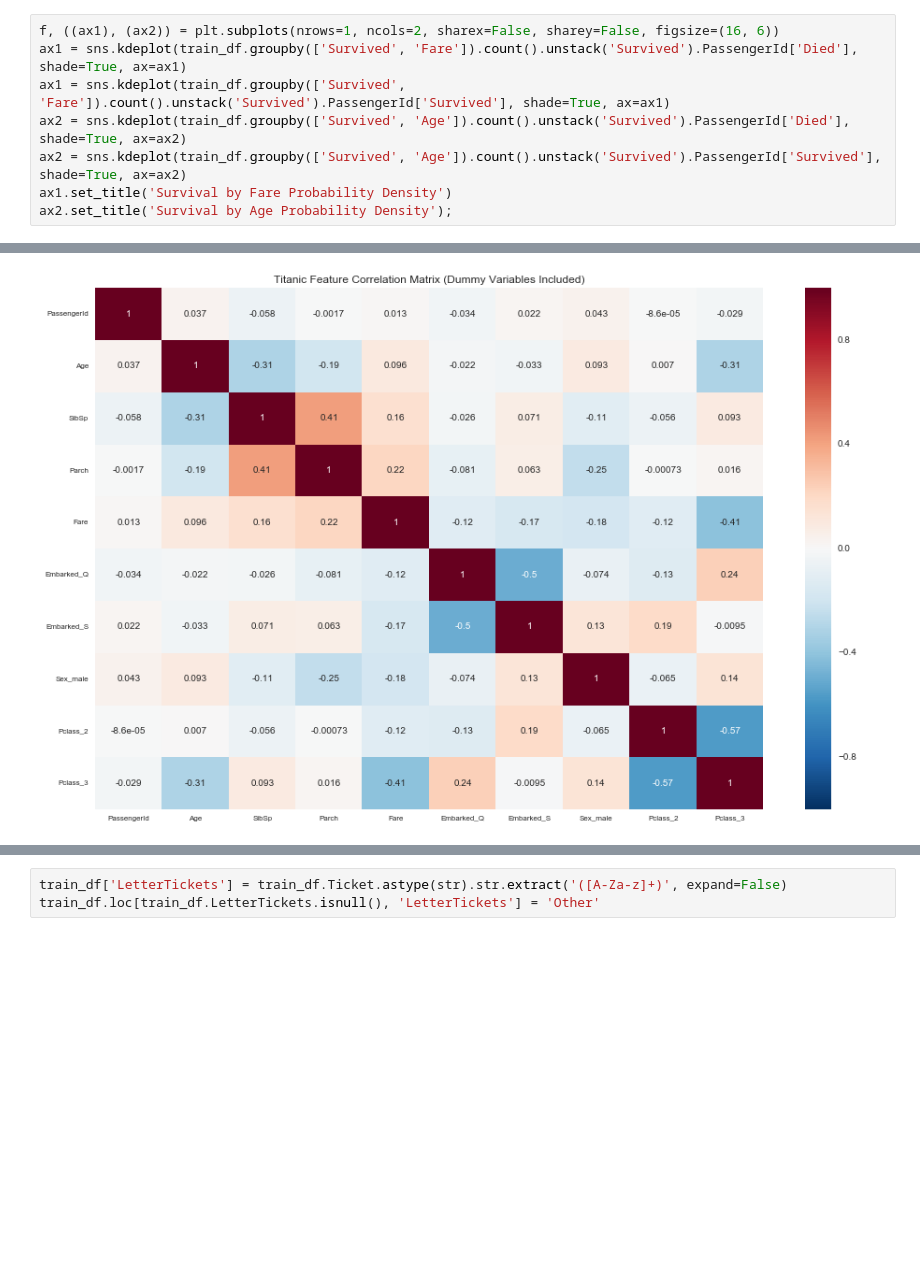
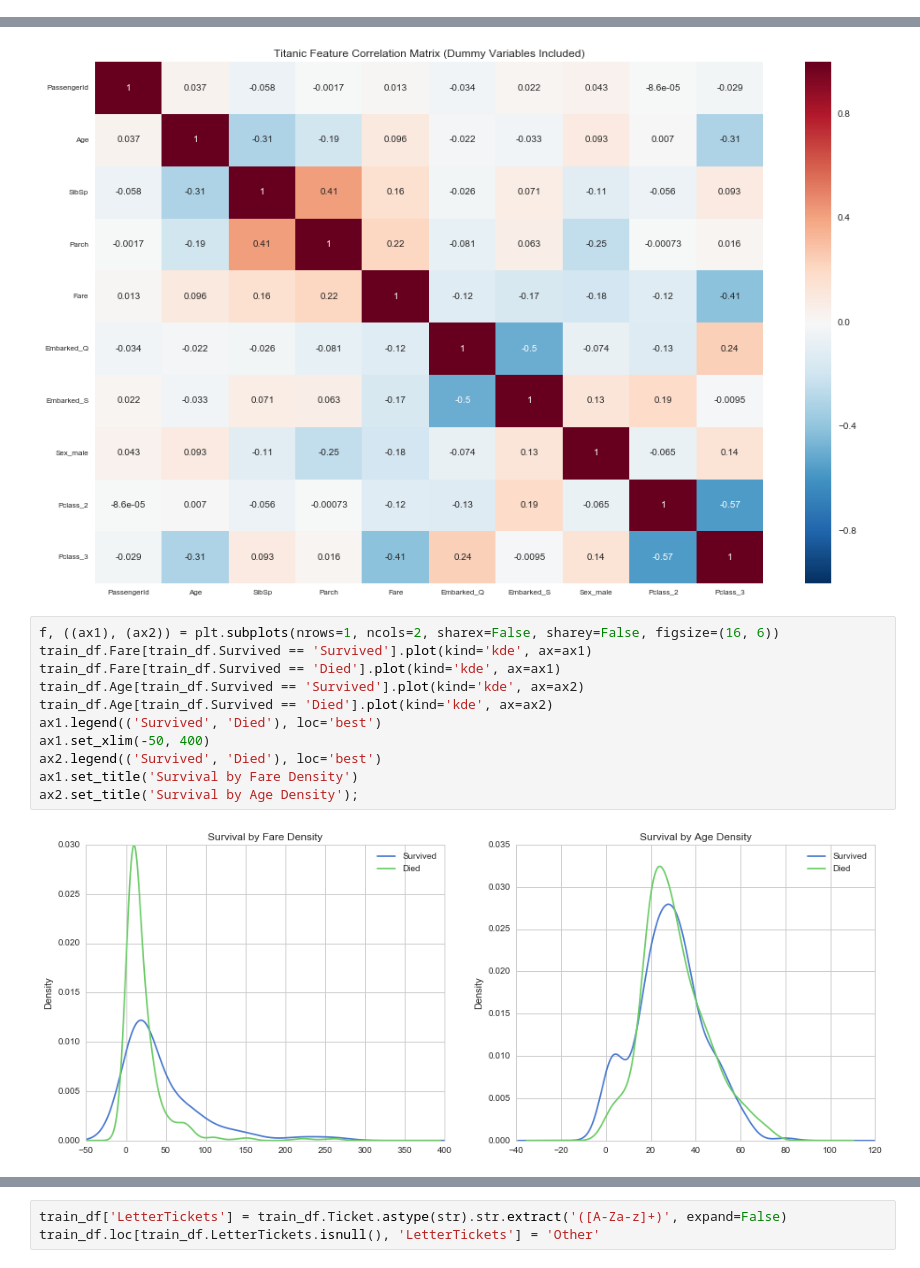
Before and after one commit to bljustice/kaggle, a Jupyter notebook: titanic/titanic_eda.ipynb, the cells around one changed output, grey strips where cells are left out. Cells and saved outputs as stored; diff of their text form; blank space fills up the shorter version.

Commit message:
Updated kernel plots to pandas kde plots and moved correlation matrix up

```diff
--- a/titanic/titanic_eda.ipynb
+++ b/titanic/titanic_eda.ipynb
@@ -150,10 +150,2 @@ surname_counts.plot(kind='bar', x='Salutation', y='Count', figsize=(16, 6), titl
 # %% [markdown]
 ### Bivariate Plots
-# %%
-f, ((ax1), (ax2)) = plt.subplots(nrows=1, ncols=2, sharex=False, sharey=False, figsize=(16, 6))
-ax1 = sns.kdeplot(train_df.groupby(['Survived', 'Fare']).count().unstack('Survived').PassengerId['Died'], shade=True, ax=ax1)
-ax1 = sns.kdeplot(train_df.groupby(['Survived', 'Fare']).count().unstack('Survived').PassengerId['Survived'], shade=True, ax=ax1)
-ax2 = sns.kdeplot(train_df.groupby(['Survived', 'Age']).count().unstack('Survived').PassengerId['Died'], shade=True, ax=ax2)
-ax2 = sns.kdeplot(train_df.groupby(['Survived', 'Age']).count().unstack('Survived').PassengerId['Survived'], shade=True, ax=ax2)
-ax1.set_title('Survival by Fare Probability Density')
-ax2.set_title('Survival by Age Probability Density');
@@ -190,3 +159,16 @@ ax.tick_params(labelsize=8);
 plt.title('Titanic Feature Correlation Matrix (Dummy Variables Included)');
 # %% [output]
 [figure]
+# %%
+f, ((ax1), (ax2)) = plt.subplots(nrows=1, ncols=2, sharex=False, sharey=False, figsize=(16, 6))
+train_df.Fare[train_df.Survived == 'Survived'].plot(kind='kde', ax=ax1)
+train_df.Fare[train_df.Survived == 'Died'].plot(kind='kde', ax=ax1)
+train_df.Age[train_df.Survived == 'Survived'].plot(kind='kde', ax=ax2)
+train_df.Age[train_df.Survived == 'Died'].plot(kind='kde', ax=ax2)
+ax1.legend(('Survived', 'Died'), loc='best')
+ax1.set_xlim(-50, 400)
+ax2.legend(('Survived', 'Died'), loc='best')
+ax1.set_title('Survival by Fare Density')
+ax2.set_title('Survival by Age Density');
+# %% [output]
+[figure, added]
```
Also changed, not shown: parts of 5 cells of this notebook.
